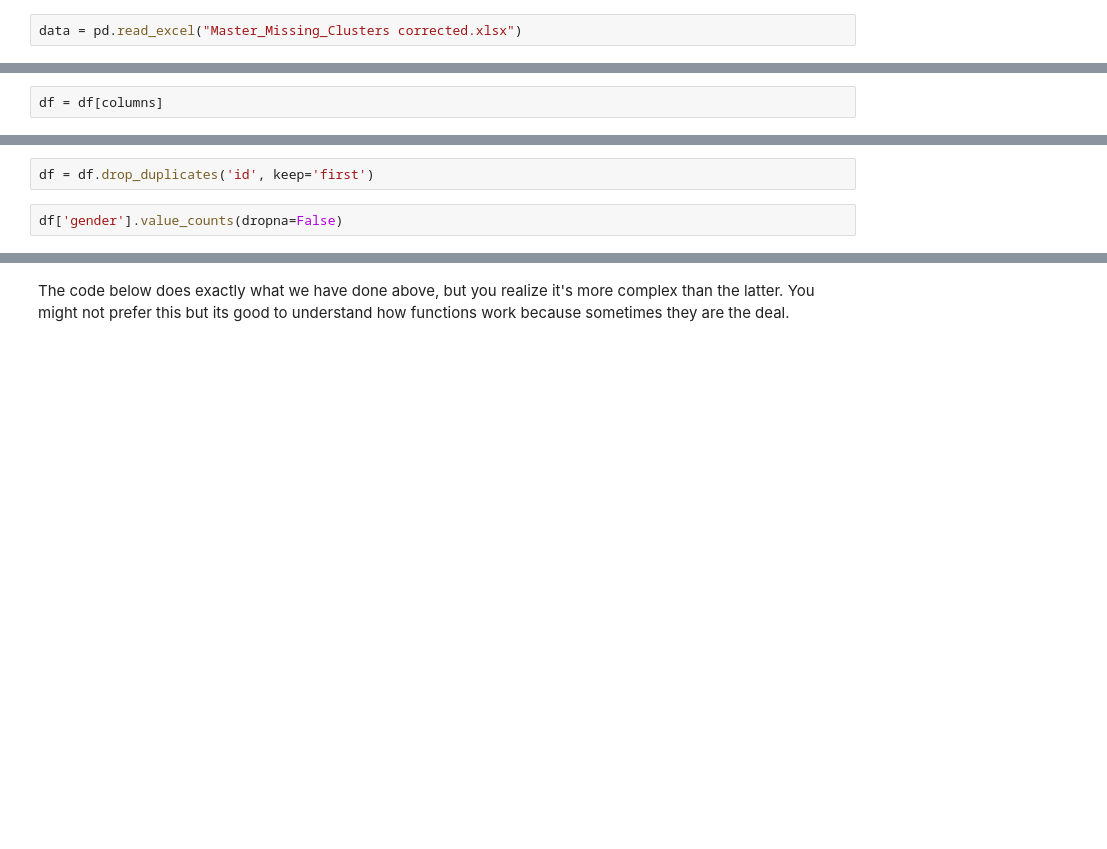
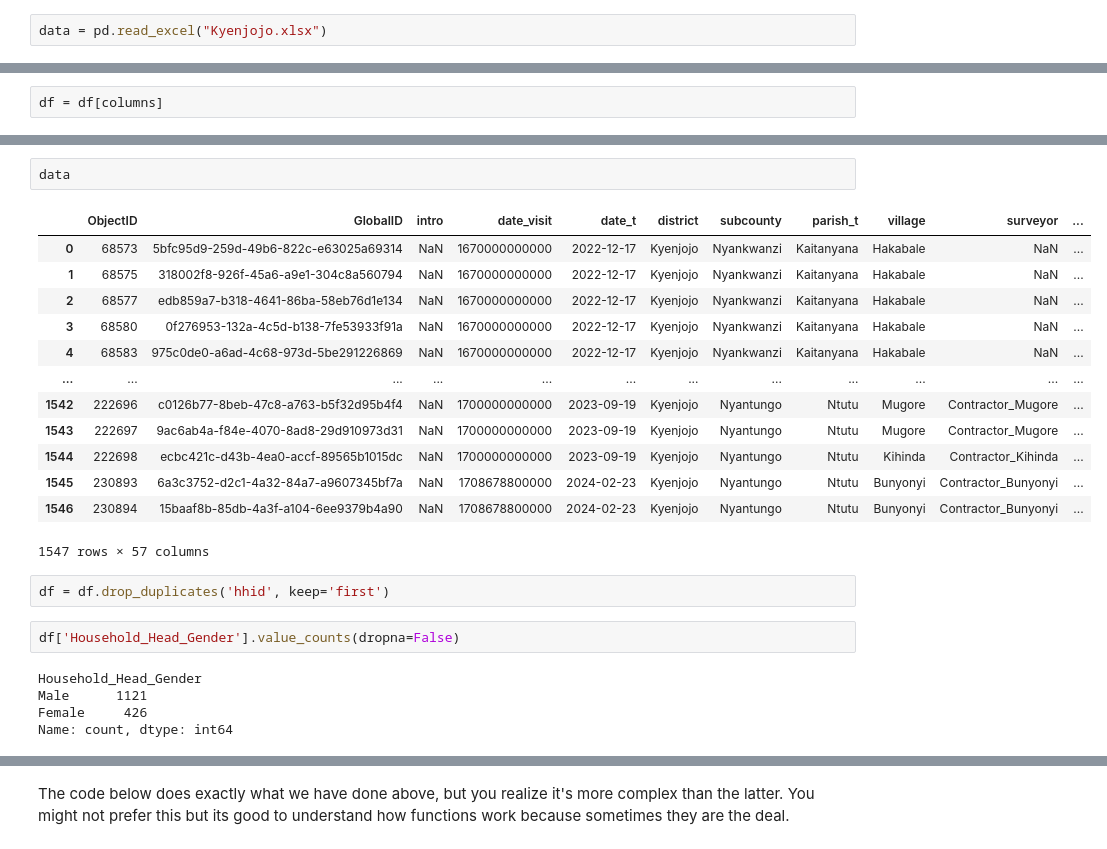
Before and after one commit to Solab5/peer-2-peer, a Jupyter notebook: sE's.ipynb, the cells around one changed output, grey strips where cells are left out. Saved outputs shown, nothing was run; the diff lists cells and outputs as text; blank space fills up the shorter version.

```diff
--- a/sE's.ipynb
+++ b/sE's.ipynb
@@ -1,7 +1,7 @@
 # %%
 import pandas as pd
 # %%
-data = pd.read_excel("Master_Missing_Clusters corrected.xlsx")
+data = pd.read_excel("Kyenjojo.xlsx")
 # %%
 df = data.copy()
 # %%
@@ -28,4 +89,25 @@ df.head()
+# %%
+data
+# %% [output]
+|  | ObjectID | GlobalID | intro | date_visit | date_t | district | subcounty | parish_t | village | surveyor | ... |
+| 0 | 68573 | 5bfc95d9-259d-49b6-822c-e63025a69314 | NaN | 1670000000000 | 2022-12-17 | Kyenjojo | Nyankwanzi | Kaitanyana | Hakabale | NaN | ... |
+| 1 | 68575 | 318002f8-926f-45a6-a9e1-304c8a560794 | NaN | 1670000000000 | 2022-12-17 | Kyenjojo | Nyankwanzi | Kaitanyana | Hakabale | NaN | ... |
+| 2 | 68577 | edb859a7-b318-4641-86ba-58eb76d1e134 | NaN | 1670000000000 | 2022-12-17 | Kyenjojo | Nyankwanzi | Kaitanyana | Hakabale | NaN | ... |
+| 3 | 68580 | 0f276953-132a-4c5d-b138-7fe53933f91a | NaN | 1670000000000 | 2022-12-17 | Kyenjojo | Nyankwanzi | Kaitanyana | Hakabale | NaN | ... |
+| 4 | 68583 | 975c0de0-a6ad-4c68-973d-5be291226869 | NaN | 1670000000000 | 2022-12-17 | Kyenjojo | Nyankwanzi | Kaitanyana | Hakabale | NaN | ... |
+| ... | ... | ... | ... | ... | ... | ... | ... | ... | ... | ... | ... |
+| 1542 | 222696 | c0126b77-8beb-47c8-a763-b5f32d95b4f4 | NaN | 1700000000000 | 2023-09-19 | Kyenjojo | Nyantungo | Ntutu | Mugore | Contractor_Mugore | ... |
+| 1543 | 222697 | 9ac6ab4a-f84e-4070-8ad8-29d910973d31 | NaN | 1700000000000 | 2023-09-19 | Kyenjojo | Nyantungo | Ntutu | Mugore | Contractor_Mugore | ... |
+| 1544 | 222698 | ecbc421c-d43b-4ea0-accf-89565b1015dc | NaN | 1700000000000 | 2023-09-19 | Kyenjojo | Nyantungo | Ntutu | Kihinda | Contractor_Kihinda | ... |
+| 1545 | 230893 | 6a3c3752-d2c1-4a32-84a7-a9607345bf7a | NaN | 1708678800000 | 2024-02-23 | Kyenjojo | Nyantungo | Ntutu | Bunyonyi | Contractor_Bunyonyi | ... |
+| 1546 | 230894 | 15baaf8b-85db-4a3f-a104-6ee9379b4a90 | NaN | 1708678800000 | 2024-02-23 | Kyenjojo | Nyantungo | Ntutu | Bunyonyi | Contractor_Bunyonyi | ... |
+1547 rows × 57 columns
 # %%
-df = df.drop_duplicates('id', keep='first')
+df = df.drop_duplicates('hhid', keep='first')
 # %%
-df['gender'].value_counts(dropna=False)
+df['Household_Head_Gender'].value_counts(dropna=False)
+# %% [output]
+Household_Head_Gender
+Male      1121
+Female     426
+Name: count, dtype: int64
```
Also changed, not shown: parts of 45 cells of this notebook, 7 other files.
